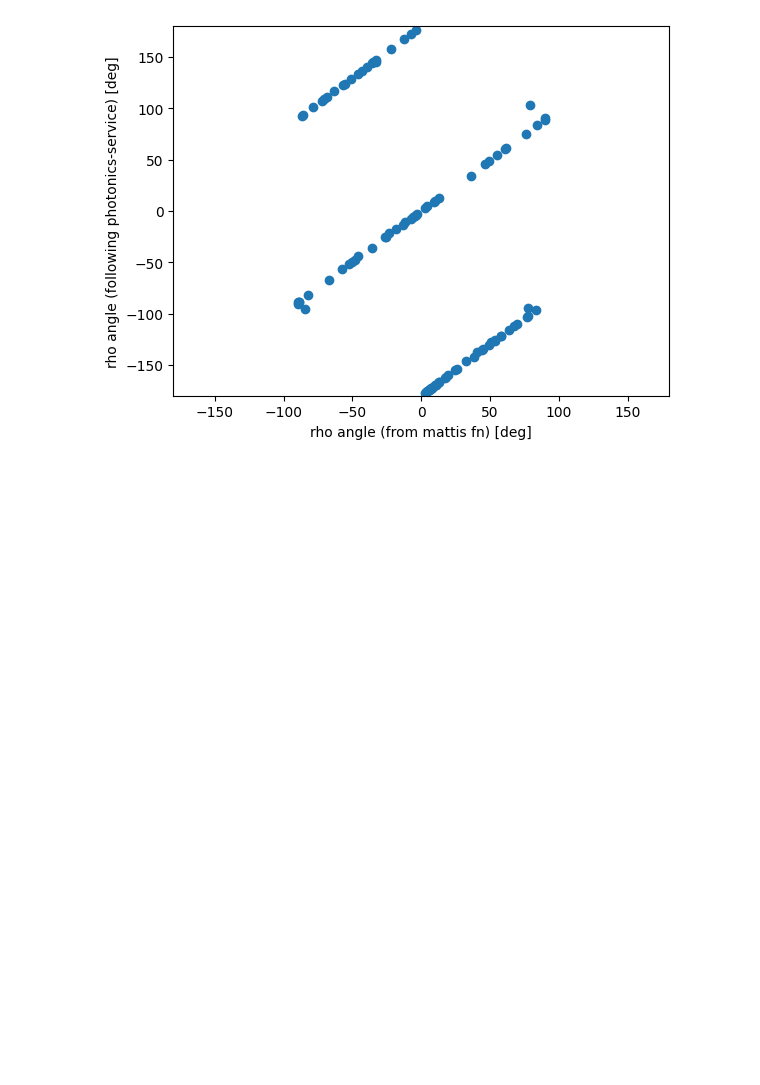
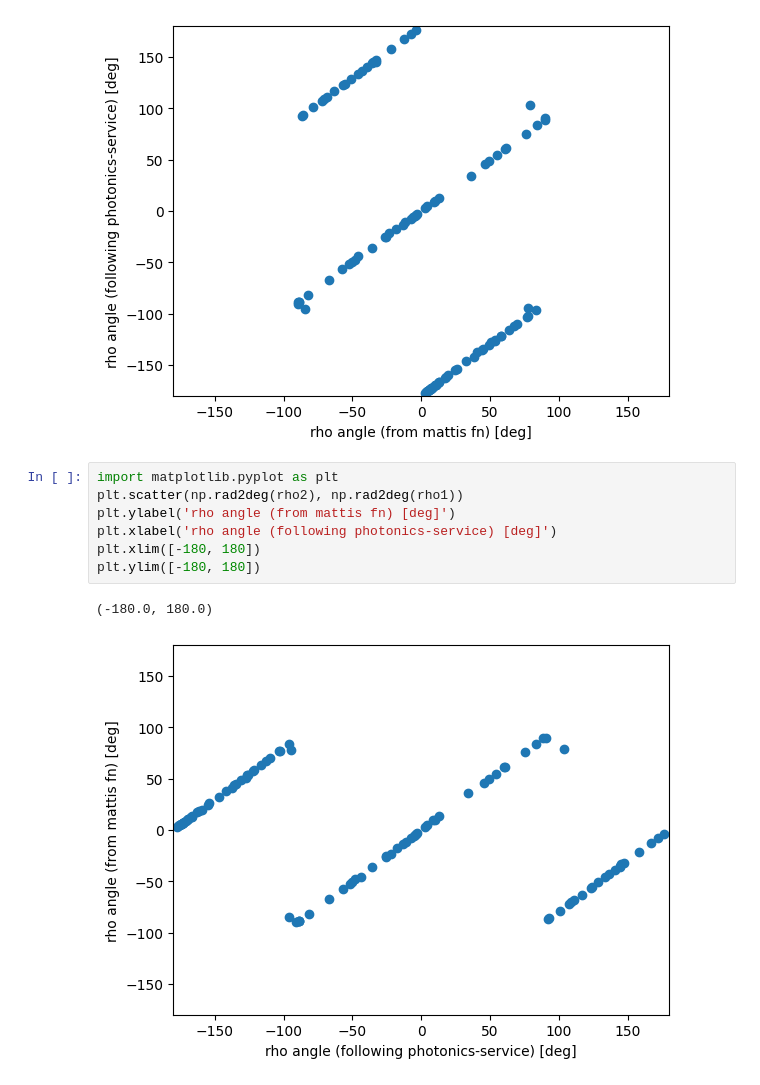
Before and after one commit to rishibbdb/TPN_DeV, a Jupyter notebook: dev/notebooks/testing_rho_angle_calculations.ipynb, the cells around one changed output. Drawn from its saved outputs; the diff is of its cells as text; blank space fills up the shorter version.

Commit message:
add rotated plot to notebook

```diff
--- a/dev/notebooks/testing_rho_angle_calculations.ipynb
+++ b/dev/notebooks/testing_rho_angle_calculations.ipynb
@@ -173,3 +173,13 @@ plt.ylim([-180, 180])
 # %% [output]
 (-180.0, 180.0)
 [figure]
+# %%
+import matplotlib.pyplot as plt
+plt.scatter(np.rad2deg(rho2), np.rad2deg(rho1))
+plt.ylabel('rho angle (from mattis fn) [deg]')
+plt.xlabel('rho angle (following photonics-service) [deg]')
+plt.xlim([-180, 180])
+plt.ylim([-180, 180])
+# %% [output]
+(-180.0, 180.0)
+[figure, added]
```
